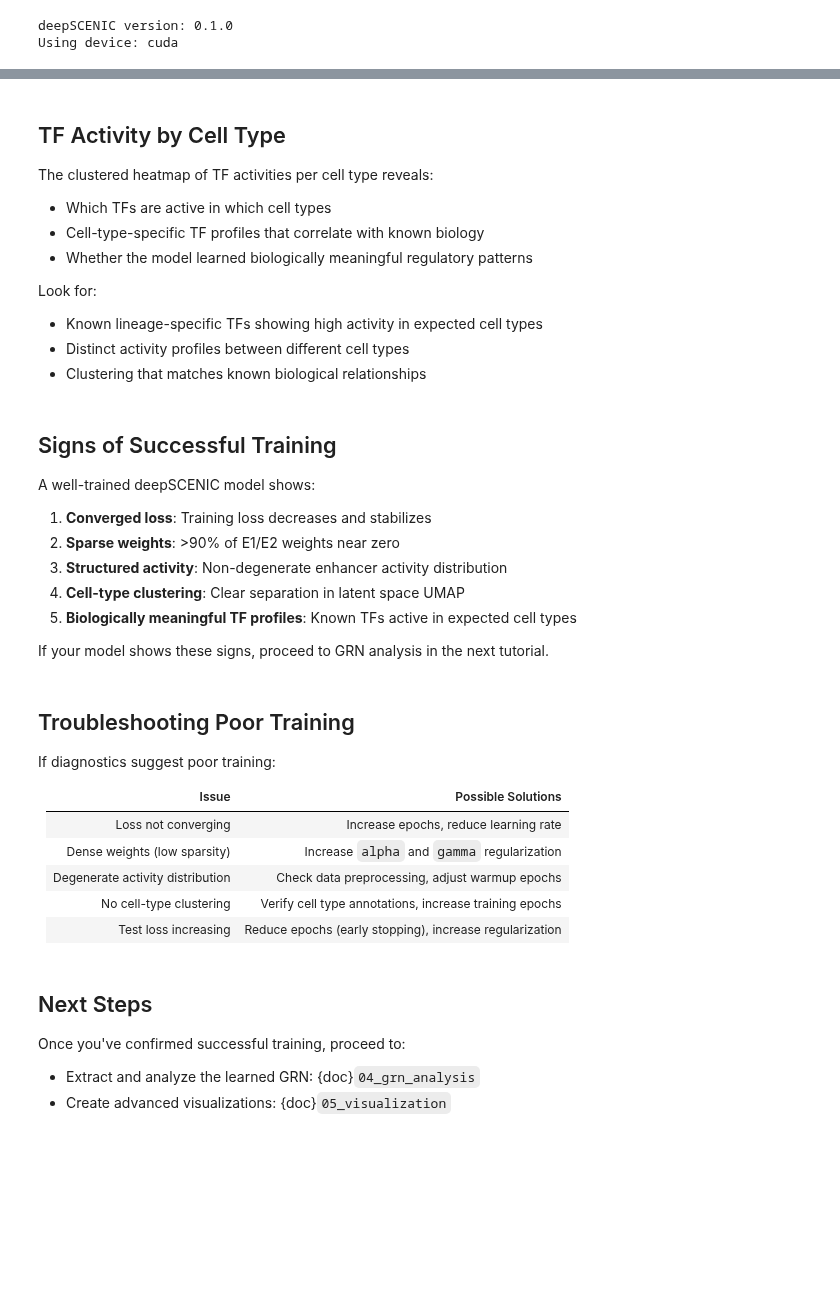
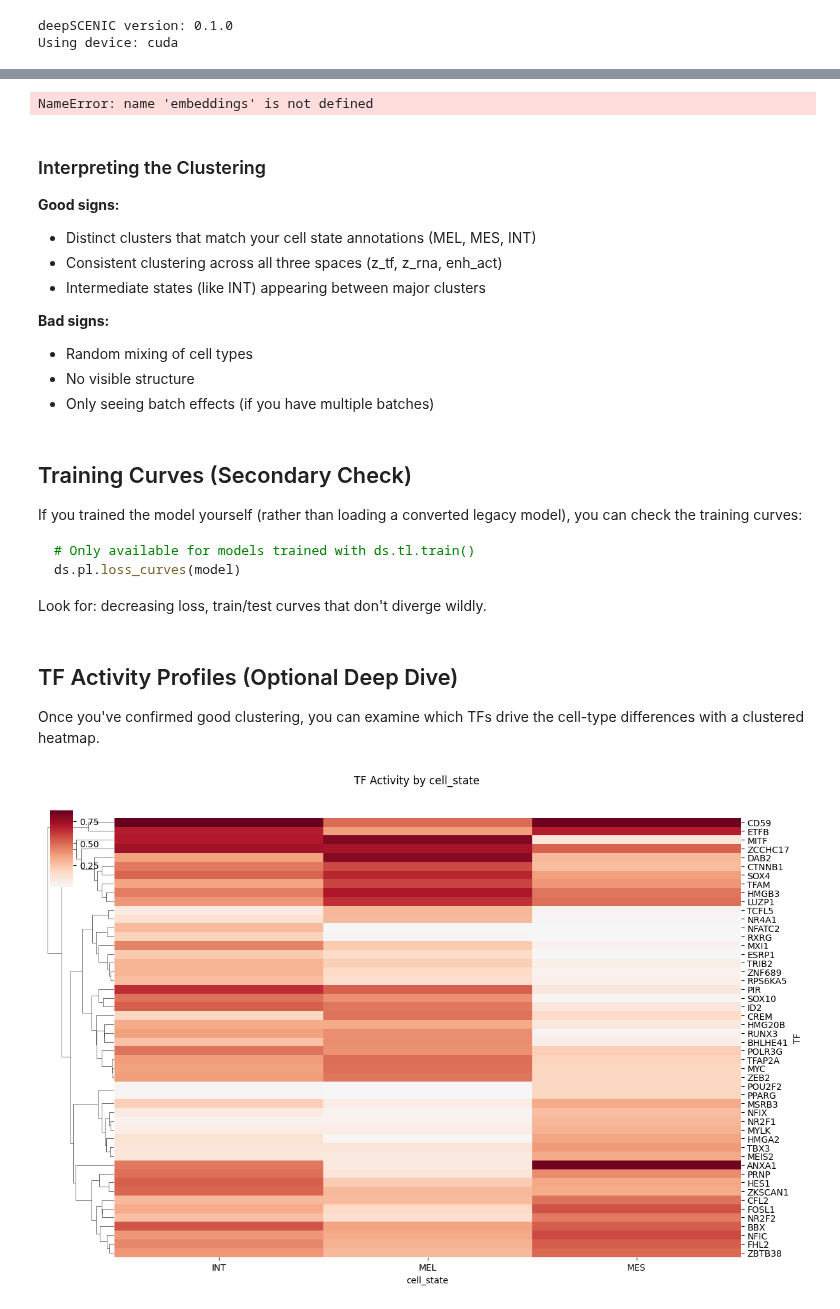
Before and after one commit to aertslab/deepSCENIC, a Jupyter notebook: docs/notebooks/03_model_diagnosis.ipynb, the cells around one changed output, grey strips where cells are left out. Cells and saved outputs as stored; diff of their text form; code cells hidden in the pictures; blank space fills up the shorter version.

````diff
--- a/docs/notebooks/03_model_diagnosis.ipynb
+++ b/docs/notebooks/03_model_diagnosis.ipynb
@@ -221,17 +113,24 @@ The UMAP of latent TF activity space shows whether the model captured biological
 # %%
-# UMAP of latent TF activity
-# Color by cell type annotation if available
-# ds.pl.latent_umap(model, mdata, color="celltype")
+# UMAP of enhancer activity (requires PCA due to high dimensionality)
+adata_enh = sc.AnnData(embeddings["enh_act"])
+adata_enh.obs = mdata.obs.copy()
+
+sc.pp.pca(adata_enh, n_comps=50)
+sc.pp.neighbors(adata_enh, n_neighbors=15)
+sc.tl.umap(adata_enh)
+
+sc.pl.umap(adata_enh, color="cell_state", title="Enhancer Activity (enh_act)")
+# %% [output]
+NameError: name 'embeddings' is not defined
 # %% [markdown]
-## TF Activity by Cell Type
+### Interpreting the Clustering
 
-The clustered heatmap of TF activities per cell type reveals:
+**Good signs:**
+- Distinct clusters that match your cell state annotations (MEL, MES, INT)
+- Consistent clustering across all three spaces (z_tf, z_rna, enh_act)
+- Intermediate states (like INT) appearing between major clusters
 
-- Which TFs are active in which cell types
-- Cell-type-specific TF profiles that correlate with known biology
-- Whether the model learned biologically meaningful regulatory patterns
-
-Look for:
-- Known lineage-specific TFs showing high activity in expected cell types
-- Distinct activity profiles between different cell types
-- Clustering that matches known biological relationships
+**Bad signs:**
+- Random mixing of cell types
+- No visible structure
+- Only seeing batch effects (if you have multiple batches)
@@ -241,31 +137,20 @@ Look for:
+# %% [markdown]
+## Training Curves (Secondary Check)
+
+If you trained the model yourself (rather than loading a converted legacy model), you can check the training curves:
+
+```python
+# Only available for models trained with ds.tl.train()
+ds.pl.loss_curves(model)
+```
+
+Look for: decreasing loss, train/test curves that don't diverge wildly.
 # %% [markdown]
-## Signs of Successful Training
+## TF Activity Profiles (Optional Deep Dive)
 
-A well-trained deepSCENIC model shows:
-
-1. **Converged loss**: Training loss decreases and stabilizes
-2. **Sparse weights**: >90% of E1/E2 weights near zero
-3. **Structured activity**: Non-degenerate enhancer activity distribution
-4. **Cell-type clustering**: Clear separation in latent space UMAP
-5. **Biologically meaningful TF profiles**: Known TFs active in expected cell types
-
-If your model shows these signs, proceed to GRN analysis in the next tutorial.
+Once you've confirmed good clustering, you can examine which TFs drive the cell-type differences with a clustered heatmap.
-# %% [markdown]
-## Troubleshooting Poor Training
-
-If diagnostics suggest poor training:
-
-| Issue | Possible Solutions |
-|-------|-------------------|
-| Loss not converging | Increase epochs, reduce learning rate |
-| Dense weights (low sparsity) | Increase `alpha` and `gamma` regularization |
-| Degenerate activity distribution | Check data preprocessing, adjust warmup epochs |
-| No cell-type clustering | Verify cell type annotations, increase training epochs |
-| Test loss increasing | Reduce epochs (early stopping), increase regularization |
-# %% [markdown]
-## Next Steps
-
-Once you've confirmed successful training, proceed to:
-
-- Extract and analyze the learned GRN: {doc}`04_grn_analysis`
-- Create advanced visualizations: {doc}`05_visualization`
+# %%
+# Show top 50 most variable TFs across cell states
+ds.pl.tf_activity_clustermap(model, mdata, groupby="cell_state", top_n_tfs=50)
+# %% [output]
+[figure, added]
````
Also changed, not shown: parts of 14 cells of this notebook, 1 other file.
